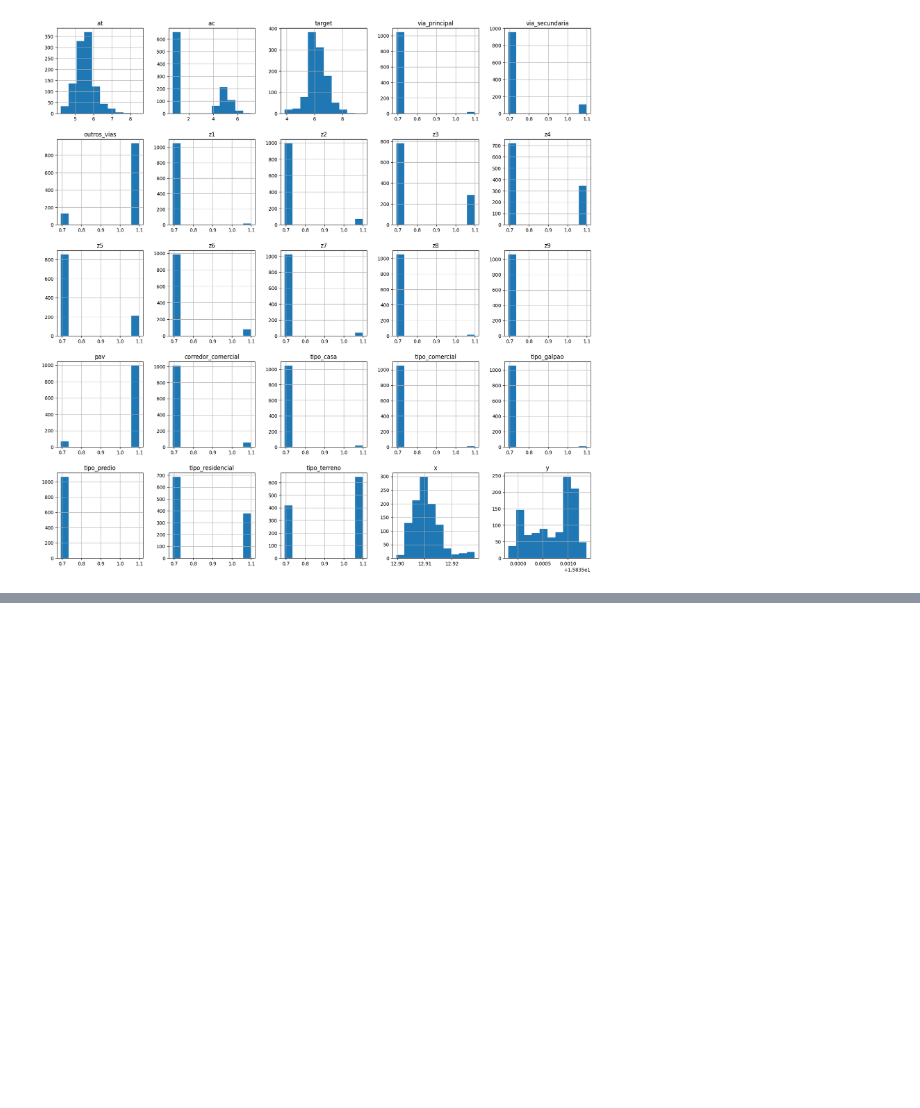
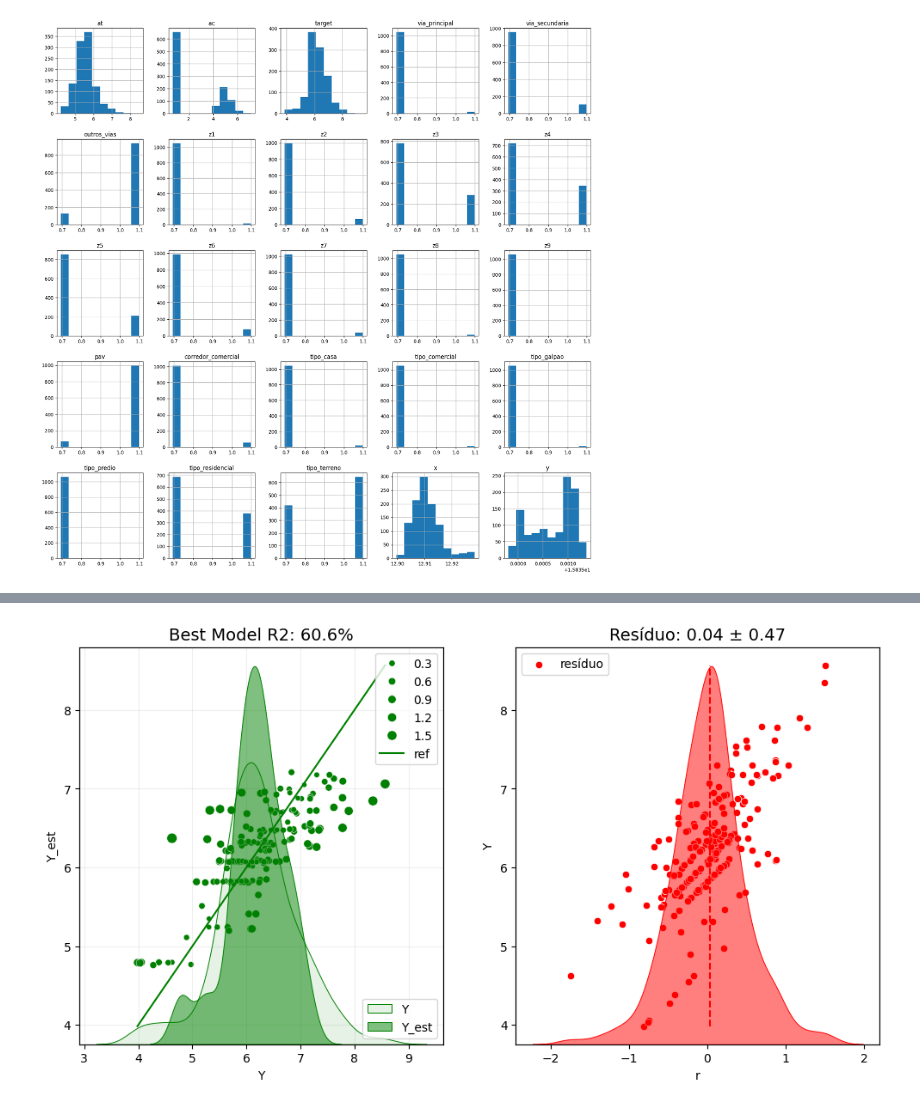
Before and after one commit to Dhonrian/pos_ifnet, a Jupyter notebook: 25E3_2/neural_network.ipynb, the cells around one changed output, grey strips where cells are left out. Drawn from its saved outputs; the diff is of its cells as text; code cells hidden in the pictures; blank space fills up the shorter version.

```diff
--- a/25E3_2/neural_network.ipynb
+++ b/25E3_2/neural_network.ipynb
@@ -156,0 +268,60 @@ plt.show()
+# %%
+y_pred = best_model['model'].predict(X_val).flatten()
+df_result = pd.DataFrame({
+    'Y': y_val,
+    'Y_est': y_pred
+})
+df_result['r'] = df_result['Y'] - df_result['Y_est']
+df_result['rabs'] = df_result['r'].abs()
+
+r_mean = df_result['r'].median()
+r_std = df_result['r'].std()
+r2 = r2_score(df_result['Y'], df_result['Y_est'])
+
+fig = plt.figure(figsize=(12, 6))
+
+# --- Scatterplot Y vs Y_est ---
+ax = fig.add_subplot(121)
+sns.scatterplot(
+    data=df_result,
+    x='Y', y='Y_est',
+    size='rabs',
+    ax=ax,
+    color='green'
+)
+ax.plot([df_result.Y.min(), df_result.Y.max()],
+        [df_result.Y.min(), df_result.Y.max()],
+        color='green', label='ref')
+ax.grid(alpha=0.2)
+ax.set_title('Best Model R2: {:.1f}%'.format(100.0 * r2), size=14)
+
+# Densidade (Y e Y_est)
+ax2 = ax.twinx()
+sns.kdeplot(data=df_result, x='Y', ax=ax2, label='Y',
+            color='green', fill=True, alpha=0.1, linewidth=0.7)
+sns.kdeplot(data=df_result, x='Y_est', ax=ax2, label='Y_est',
+            color='green', fill=True, alpha=0.5, linewidth=0.7)
+ax2.set_ylabel('')
+ax2.set_yticks([])
+ax.legend(loc='upper right')
+ax2.legend(loc='lower right')
+
+# --- Resíduos ---
+ax3 = fig.add_subplot(122)
+sns.scatterplot(data=df_result, x='r', y='Y', ax=ax3,
+                label='resíduo', color='red')
+ax4 = ax3.twinx()
+sns.kdeplot(data=df_result, x='r', ax=ax4, label='resíduo',
+            color='red', fill=True, alpha=0.5, linewidth=0.7)
+ax4.grid(alpha=0.2)
+ax4.set_ylabel('')
+ax4.set_yticks([])
+ax4.set_title('Resíduo: {:.2f} ± {:.2f}'.format(r_mean, r_std), size=14)
+
+# Linha no resíduo médio
+ax3.plot([r_mean, r_mean],
+         [df_result.Y.min(), df_result.Y.max()],
+         '--', color='red')
+
+plt.show()
+# %% [output]
@@ -156,0 +330 @@ plt.show()
+[figure, added]
```
Also changed, not shown: parts of 6 cells of this notebook.
